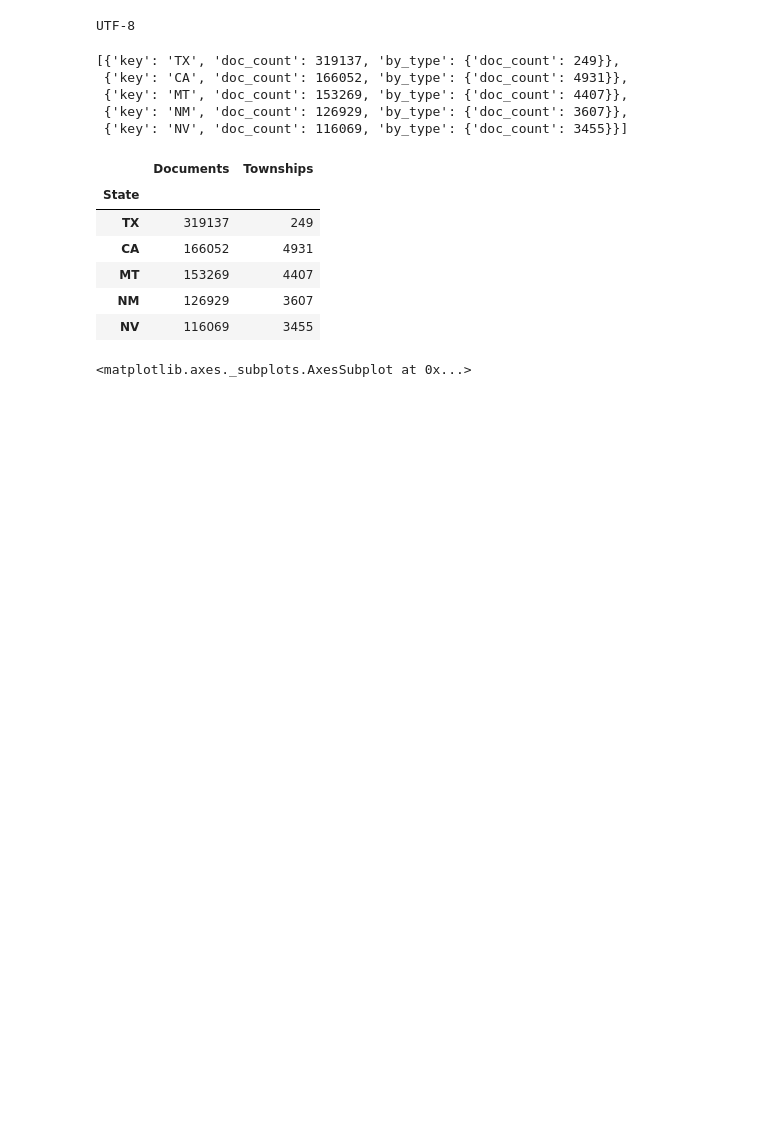
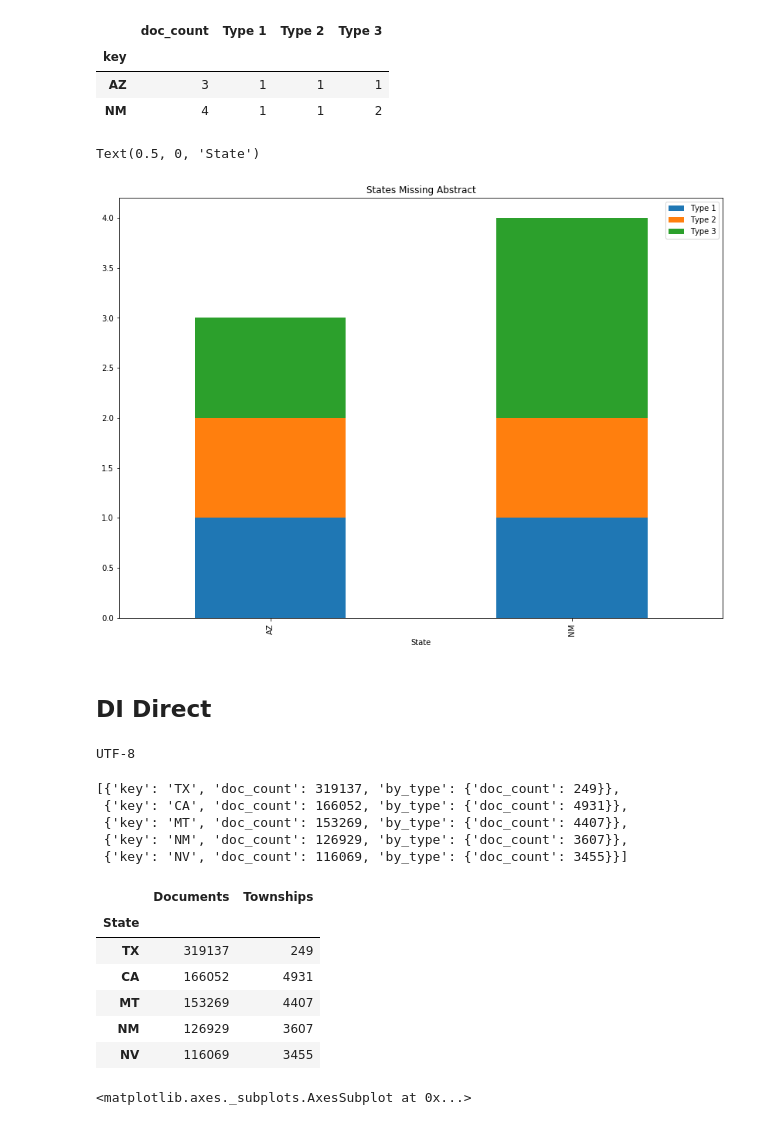
Before and after one commit to rrguzman1976/es-methods, a Jupyter notebook: examples/es-query-1.ipynb, the cells around one changed output. Cells and saved outputs as stored; diff of their text form; code cells hidden in the pictures; blank space fills up the shorter version.

Commit message:
Initial query with graph

```diff
--- a/examples/es-query-1.ipynb
+++ b/examples/es-query-1.ipynb
@@ -5,0 +10,8 @@ import matplotlib.pyplot as plt
+# %%
+es_url1 = 'http://es-test:9200/{0}'
+es_resource1 = 'landgrid/_search'
+
+headers = {
+            'Content-Type': 'application/json',
+            'Cache-Control': 'no-cache'
+        }
@@ -5,0 +54,4 @@ import matplotlib.pyplot as plt
+# %%
+total = result['aggregations']['no county']['doc_count']
+
+buckets = result['aggregations']['no county']['by_state']['buckets']
@@ -6,3 +75,28 @@ import matplotlib.pyplot as plt
+# %%
+by_state_df1 = pd.DataFrame(buckets)
+by_state_df1["buckets"] = by_state_df1.by_type.apply(lambda x: x['buckets'])
+by_state_df1["keyval"] = by_state_df1.buckets.apply(lambda x: {d['key']:d['doc_count'] for d in x})
+
+tmp_df = pd.DataFrame(by_state_df1["keyval"].to_dict())
+tmp_df = tmp_df.transpose().copy()
+
+shredded_df = by_state_df1.join(tmp_df)
+shredded_df.drop(columns=["by_type", "buckets", "keyval"], inplace=True, axis=1)
+shredded_df.set_index('key', inplace=True)
+shredded_df
+# %% [output]
+|  | doc_count | Type 1 | Type 2 | Type 3 |
+| key |  |  |  |  |
+| AZ | 3 | 1 | 1 | 1 |
+| NM | 4 | 1 | 1 | 2 |
+# %%
+shredded_df.iloc[:, 1:].plot.bar(title="States Missing Abstract", stacked=True, figsize=(14, 10))
+plt.xlabel('State')
+# %% [output]
+Text(0.5, 0, 'State')
+[figure, added]
+# %% [markdown]
+## DI Direct
 # %%
 # es_url = 'https://elasticsearch-regulatory-6x-client.service.aws-ue1.consul:9200/{0}'
 es_url3 = 'http://10.25.11.123:9200/{0}'
```
Also changed, not shown: parts of 5 cells of this notebook, 1 other file.
